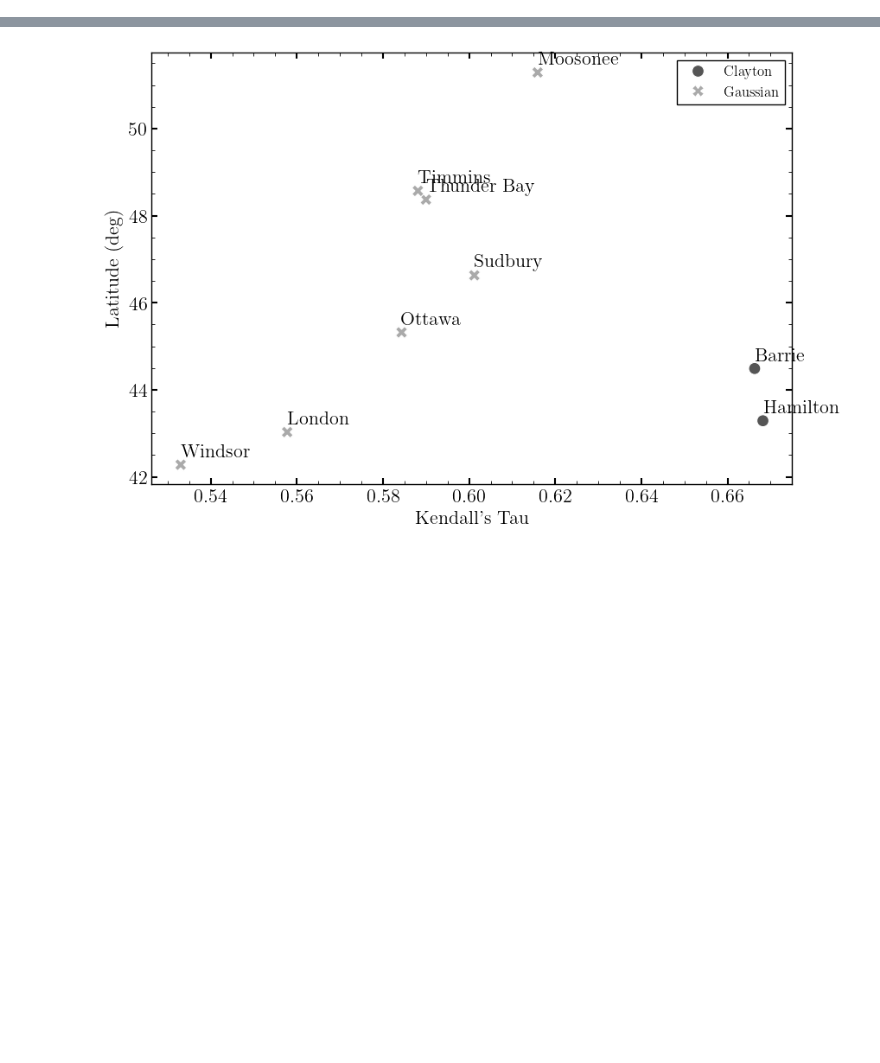
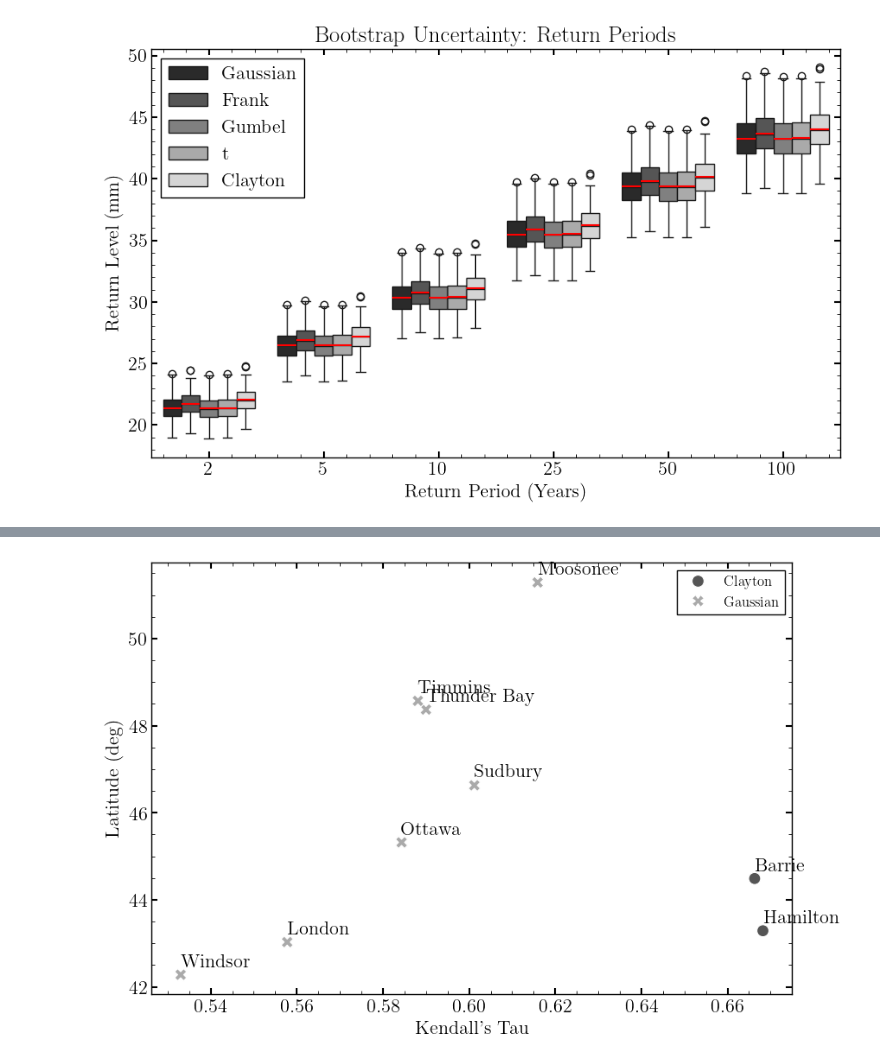
Before and after one commit to abdelrahmanaltawil/publications-implementation, a Jupyter notebook: Dependency Structure of Rainfall Events in Runoff Modeling Using Copulas/notebooks/03_sensitivity_uncertainty_analysis_plotting.ipynb, the cells around one changed output, grey strips where cells are left out. Saved outputs shown, nothing was run; the diff lists cells and outputs as text; code cells hidden in the pictures; blank space fills up the shorter version.

```diff
--- a/Dependency Structure of Rainfall Events in Runoff Modeling Using Copulas/notebooks/03_sensitivity_uncertainty_analysis_plotting.ipynb
+++ b/Dependency Structure of Rainfall Events in Runoff Modeling Using Copulas/notebooks/03_sensitivity_uncertainty_analysis_plotting.ipynb
@@ -84,3 +55,46 @@ plt.show()
+# %%
+"""
+Plotting bootstrap return periods distributions
+"""
+# Melt the DataFrame to long format for plotting return levels
+rp_cols = [col for col in bootstrap.columns if col.startswith('RP_')]
+df_melted = bootstrap.melt(
+    id_vars=['iteration', 'copula_type'],
+    value_vars=rp_cols,
+    var_name='Return_Period',
+    value_name='Return_Level'
+)
+
+# Convert Return_Period to numeric for proper sorting (e.g., "RP_2" -> 2)
+df_melted['Return_Period_Num'] = df_melted['Return_Period'].str.replace('RP_', '').astype(int)
+df_melted = df_melted.sort_values('Return_Period_Num')
+
+plt.figure(figsize=(9, 6))
+sns.boxplot(
+    data=df_melted,
+    x='Return_Period_Num',
+    y='Return_Level',
+    hue='copula_type',
+    palette="grey",
+    showmeans=True,       # Enable the mean
+    meanline=True,        # Make the mean a line instead of a point
+    meanprops={
+        'color': 'red',   # Set mean line to red
+        'linewidth': 1.5, # Make it thick enough to see clearly
+        'linestyle': '-'  # Solid line
+    }
+)
+plt.xlabel('Return Period (Years)')
+plt.ylabel('Return Level (mm)')
+plt.legend()
+
+
+plt.title('Bootstrap Uncertainty: Return Periods')
+plt.tight_layout()
+# plt.savefig(save_path+"bootstrap_RT.pdf", bbox_inches='tight')
+plt.show()
+# %% [output]
+[figure, new version]
 # %%
 import numpy as np
 
```
Also changed, not shown: parts of 14 cells of this notebook, 6 other files.
